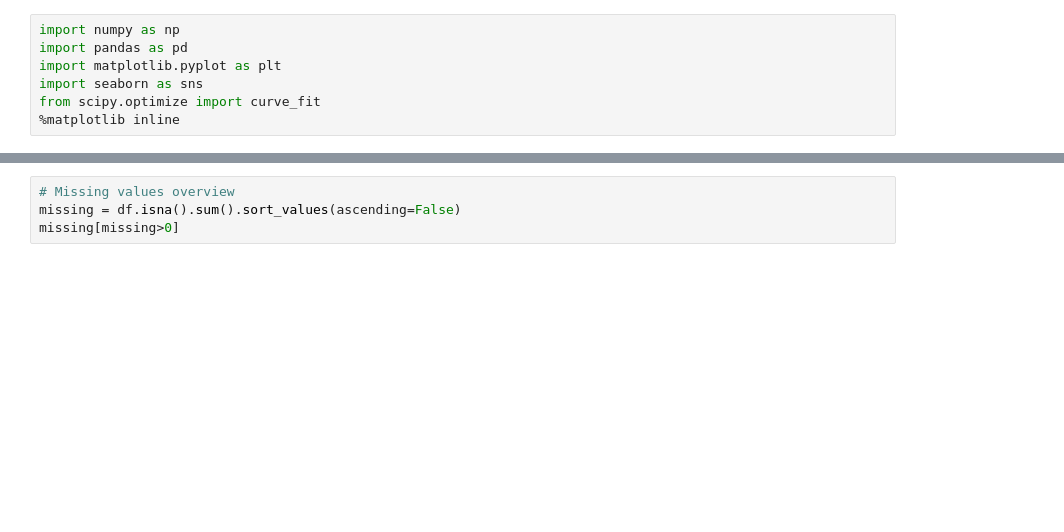
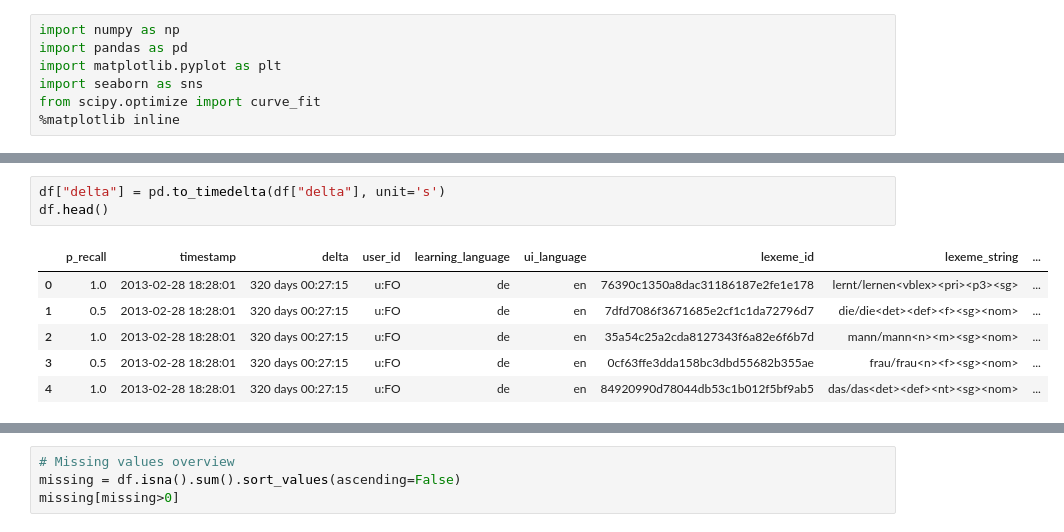
Before and after one commit to juanma6610/KUL-Hackaton2026, a Jupyter notebook: edaSRD.ipynb, the cells around one changed output, grey strips where cells are left out. Cells and saved outputs as stored; diff of their text form; blank space fills up the shorter version.

```diff
--- a/edaSRD.ipynb
+++ b/edaSRD.ipynb
@@ -111,3 +114,13 @@ Rows, cols: (12854226, 12)
+# %%
+df["delta"] = pd.to_timedelta(df["delta"], unit='s')
+df.head()
+# %% [output]
+|  | p_recall | timestamp | delta | user_id | learning_language | ui_language | lexeme_id | lexeme_string | ... |
+| 0 | 1.0 | 2013-02-28 18:28:01 | 320 days 00:27:15 | u:FO | de | en | 76390c1350a8dac31186187e2fe1e178 | lernt/lernen<vblex><pri><p3><sg> | ... |
+| 1 | 0.5 | 2013-02-28 18:28:01 | 320 days 00:27:15 | u:FO | de | en | 7dfd7086f3671685e2cf1c1da72796d7 | die/die<det><def><f><sg><nom> | ... |
+| 2 | 1.0 | 2013-02-28 18:28:01 | 320 days 00:27:15 | u:FO | de | en | 35a54c25a2cda8127343f6a82e6f6b7d | mann/mann<n><m><sg><nom> | ... |
+| 3 | 0.5 | 2013-02-28 18:28:01 | 320 days 00:27:15 | u:FO | de | en | 0cf63ffe3dda158bc3dbd55682b355ae | frau/frau<n><f><sg><nom> | ... |
+| 4 | 1.0 | 2013-02-28 18:28:01 | 320 days 00:27:15 | u:FO | de | en | 84920990d78044db53c1b012f5bf9ab5 | das/das<det><def><nt><sg><nom> | ... |
 # %%
 # Quick info and basic statistics
 df.info()
```
Also changed, not shown: parts of 4 cells of this notebook, 7 other files.
